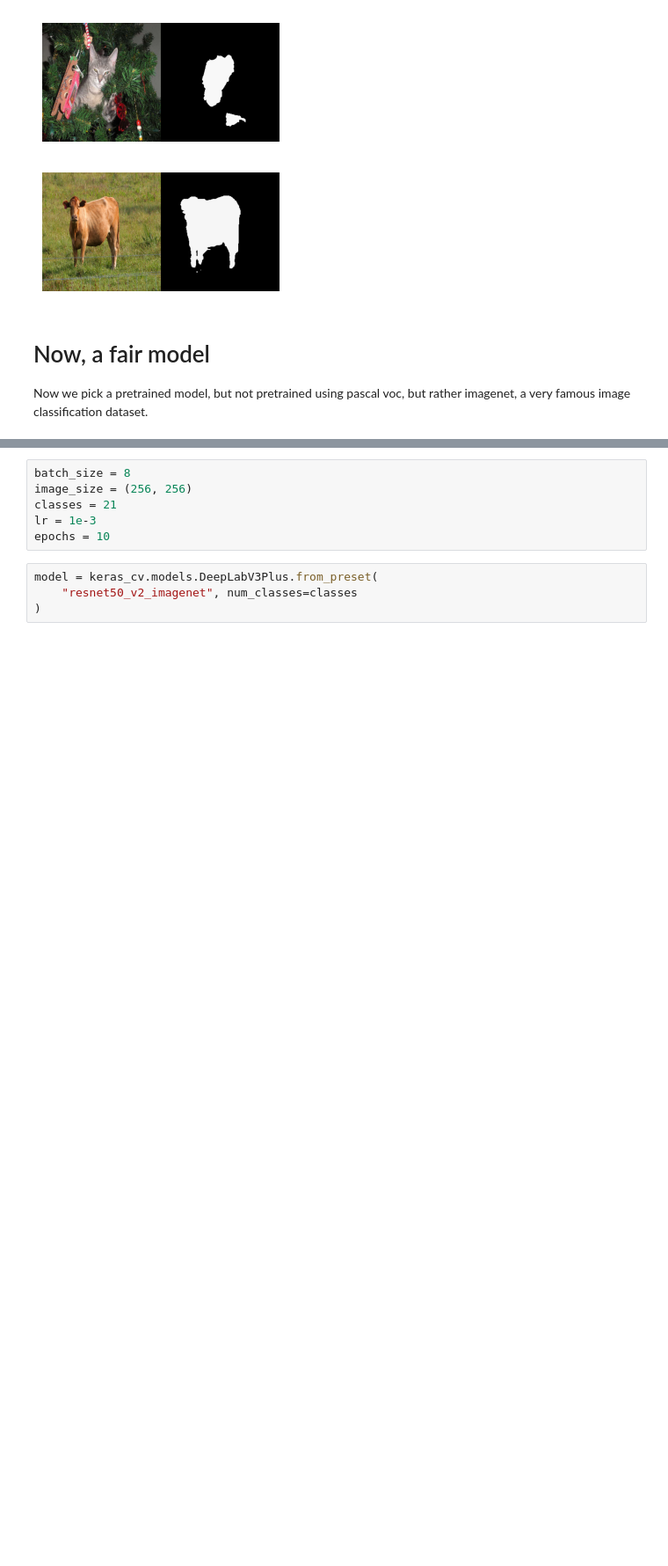
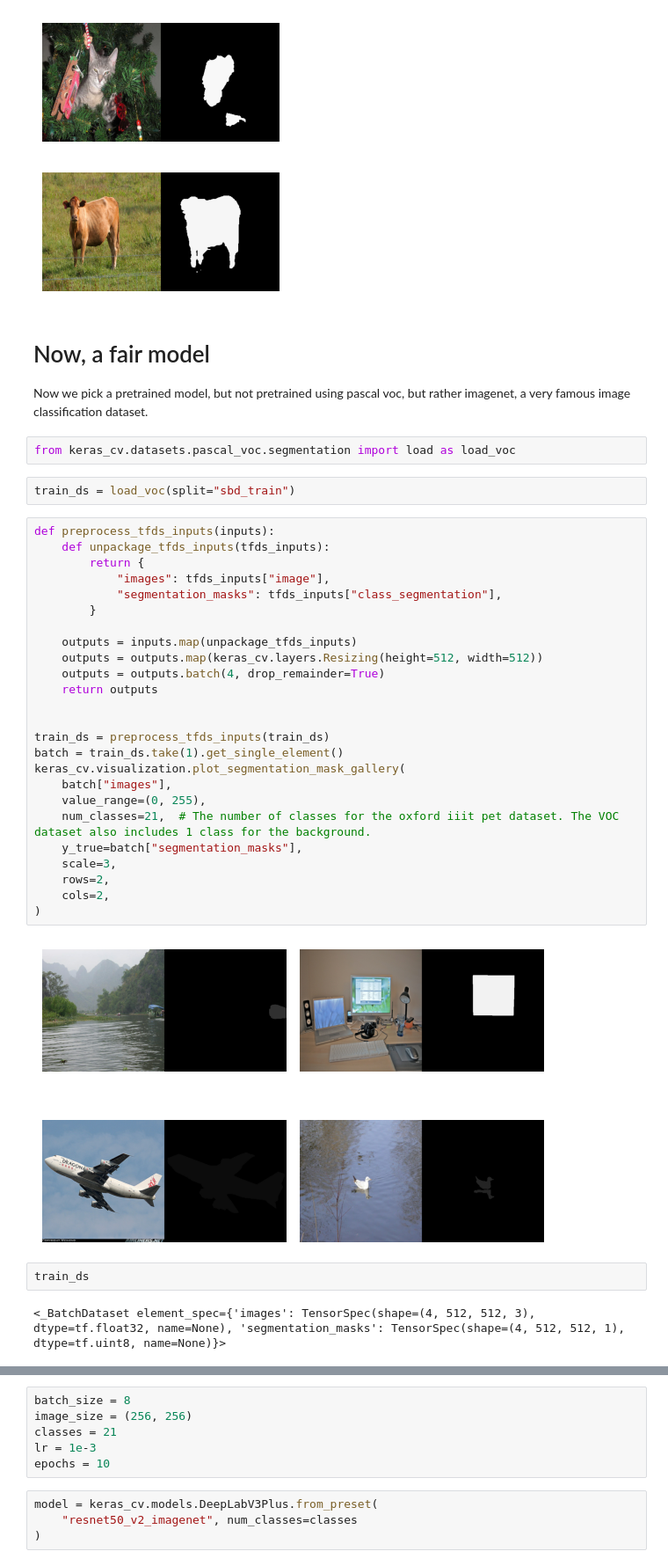
Before and after one commit to xEluaS/Computer_Vision_Group_Assignment_2, a Jupyter notebook: segmentation.ipynb, the cells around one changed output, grey strips where cells are left out. Shown at 88% size. Cells and saved outputs as stored; diff of their text form; blank space fills up the shorter version.

```diff
--- a/segmentation.ipynb
+++ b/segmentation.ipynb
@@ -230,3 +232,38 @@ for i in range(5):
 # Now, a fair model
 
 Now we pick a pretrained model, but not pretrained using pascal voc, but rather imagenet, a very famous image classification dataset.
+# %%
+from keras_cv.datasets.pascal_voc.segmentation import load as load_voc
+# %%
+train_ds = load_voc(split="sbd_train")
+# %%
+def preprocess_tfds_inputs(inputs):
+    def unpackage_tfds_inputs(tfds_inputs):
+        return {
+            "images": tfds_inputs["image"],
+            "segmentation_masks": tfds_inputs["class_segmentation"],
+        }
+
+    outputs = inputs.map(unpackage_tfds_inputs)
+    outputs = outputs.map(keras_cv.layers.Resizing(height=512, width=512))
+    outputs = outputs.batch(4, drop_remainder=True)
+    return outputs
+
+
+train_ds = preprocess_tfds_inputs(train_ds)
+batch = train_ds.take(1).get_single_element()
+keras_cv.visualization.plot_segmentation_mask_gallery(
+    batch["images"],
+    value_range=(0, 255),
+    num_classes=21,  # The number of classes for the oxford iiit pet dataset. The VOC dataset also includes 1 class for the background.
+    y_true=batch["segmentation_masks"],
+    scale=3,
+    rows=2,
+    cols=2,
+)
+# %% [output]
+[figure, added]
+# %%
+train_ds
+# %% [output]
+<_BatchDataset element_spec={'images': TensorSpec(shape=(4, 512, 512, 3), dtype=tf.float32, name=None), 'segmentation_masks': TensorSpec(shape=(4, 512, 512, 1), dtype=tf.uint8, name=None)}>
```
Also changed, not shown: parts of 8 cells of this notebook, 1 other file.
